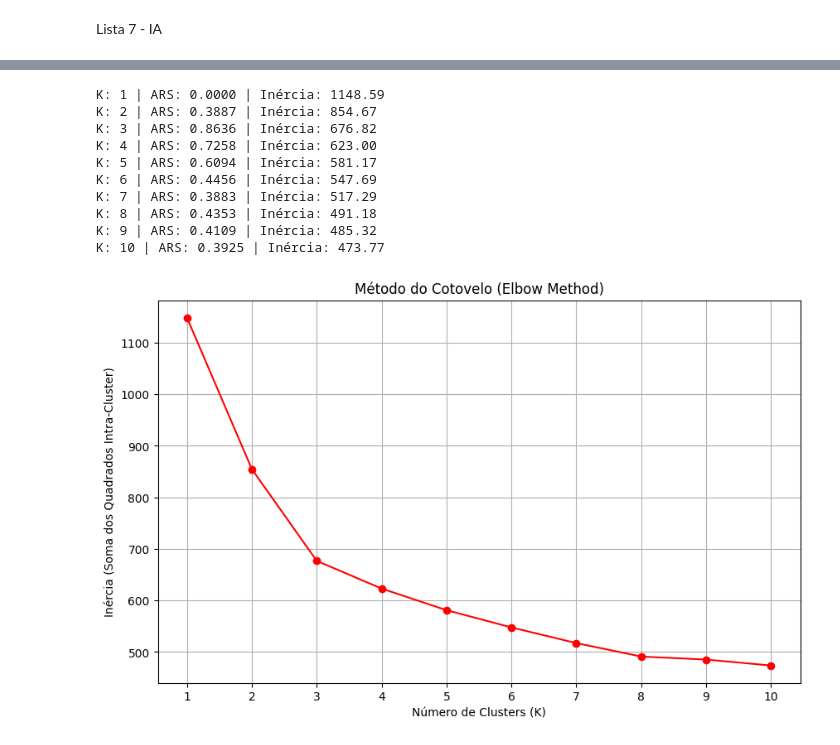
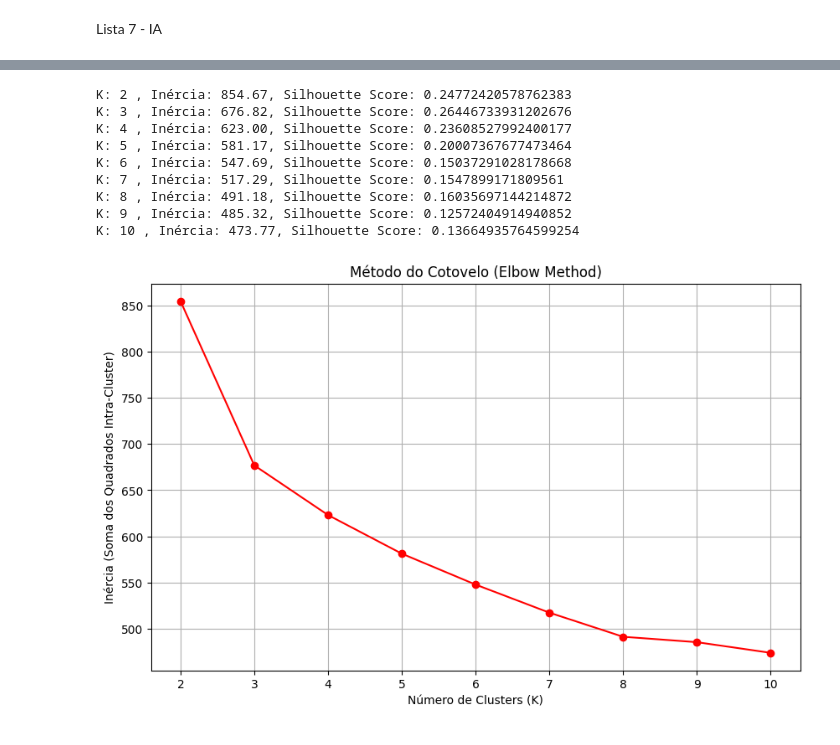
Before and after one commit to pedromarq40/Fundamentos-de-IA, a Jupyter notebook: LISTAS/lista7.ipynb, the cells around one changed output, grey strips where cells are left out. Drawn from its saved outputs; the diff is of its cells as text; code cells hidden in the pictures.

```diff
--- a/LISTAS/lista7.ipynb
+++ b/LISTAS/lista7.ipynb
@@ -64,22 +76,20 @@ plt.show()
 
 from sklearn.cluster import KMeans
 from sklearn.preprocessing import RobustScaler
-from sklearn.metrics import adjusted_rand_score
 
 scaler = RobustScaler()
-X_escalonado = scaler.fit_transform(X)
+X_normalizado = pd.DataFrame(scaler.fit_transform(X), columns=df.columns)
+display(X_normalizado.head(5))
 
-kmeans = KMeans(n_clusters=3, random_state=42)
+km = KMeans(n_clusters=3, random_state=42)
 
-predict = kmeans.fit_predict(X_escalonado)
+predict = km.fit_predict(X_normalizado)
 
-print(predict)
+display(predict)
 print('\n')
 
-print(f'Inércia: {kmeans.inertia_}')
+print(f'Inércia: {km.inertia_}')
 print('\n')
 
-score = adjusted_rand_score(Y, predict)
-print(f'Comparação entre os clusters e os grupos reais: {score}')
-print(f'Cordenadas do kmeans: {kmeans.cluster_centers_}')
+print(f'Clusters: {km.cluster_centers_}')
 # %% [output]
@@ -104,41 +123,41 @@ Cordenadas do kmeans: [[-0.6081236   0.03919991 -0.33573141  0.16242156 -0.36173
 # %%
 #Questão 4
 
-ks = range(1,11)
+from sklearn.metrics import silhouette_score
+
+ks = range(2,11)
 inercias = []
+scores = []
 
 for k in ks:
 
     kmeans = KMeans(n_clusters=k, random_state=42, n_init='auto')
-    predict = kmeans.fit_predict(X_escalonado)
+    kmeans.fit(X_normalizado)
+    labels = kmeans.labels_
     inercia = kmeans.inertia_
-    score = adjusted_rand_score(Y, predict)
+    score = silhouette_score(X_normalizado, labels)
 
     inercias.append(inercia)
+    scores.append(score)
 
-    print(f'K: {k} , ARS: {score:.4f} , Inércia: {inercia:.2f}')
+    print(f'K: {k} , Inércia: {inercia:.2f}, Silhouette Score: {score}')
 
-#As mudanças mais abruptas são no 3 e 4. Já sabemos pelo dataset que são 3 classes, logo
-#três clusters. O gráfico não contribui muito para realizar o teste do cotovelo. Provavel
-#mente por razões relacionadas ao dataset.
-
+#Gráfico de Inercia
 plt.figure(figsize=(10, 6))
 plt.plot(ks, inercias, 'ro-')
 plt.title('Método do Cotovelo (Elbow Method)')
 plt.xlabel('Número de Clusters (K)')
 plt.ylabel('Inércia (Soma dos Quadrados Intra-Cluster)')
 plt.xticks(ks)
 plt.grid(True)
-plt.show()
 # %% [output]
-K: 1 | ARS: 0.0000 | Inércia: 1148.59
-K: 2 | ARS: 0.3887 | Inércia: 854.67
-K: 3 | ARS: 0.8636 | Inércia: 676.82
-K: 4 | ARS: 0.7258 | Inércia: 623.00
-K: 5 | ARS: 0.6094 | Inércia: 581.17
-K: 6 | ARS: 0.4456 | Inércia: 547.69
-K: 7 | ARS: 0.3883 | Inércia: 517.29
-K: 8 | ARS: 0.4353 | Inércia: 491.18
-K: 9 | ARS: 0.4109 | Inércia: 485.32
-K: 10 | ARS: 0.3925 | Inércia: 473.77
+K: 2 , Inércia: 854.67, Silhouette Score: 0.24772420578762383
+K: 3 , Inércia: 676.82, Silhouette Score: 0.26446733931202676
+K: 4 , Inércia: 623.00, Silhouette Score: 0.23608527992400177
+K: 5 , Inércia: 581.17, Silhouette Score: 0.20007367677473464
+K: 6 , Inércia: 547.69, Silhouette Score: 0.15037291028178668
+K: 7 , Inércia: 517.29, Silhouette Score: 0.1547899171809561
+K: 8 , Inércia: 491.18, Silhouette Score: 0.16035697144214872
+K: 9 , Inércia: 485.32, Silhouette Score: 0.12572404914940852
+K: 10 , Inércia: 473.77, Silhouette Score: 0.13664935764599254
-[figure, old version]
+[figure, new version]
```
Also changed, not shown: parts of 9 cells of this notebook, 2 other files.
